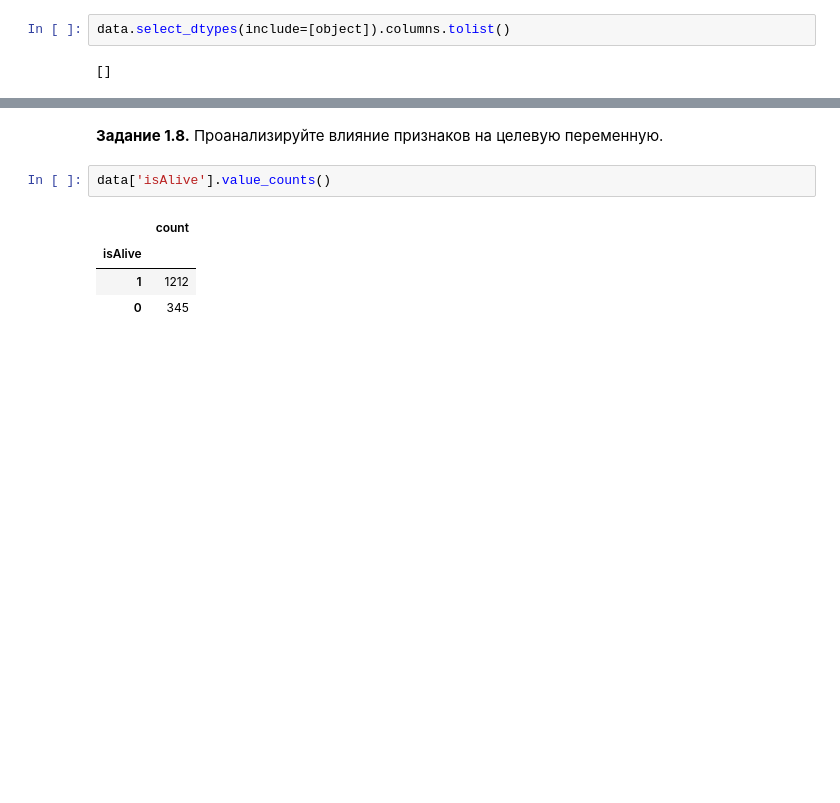
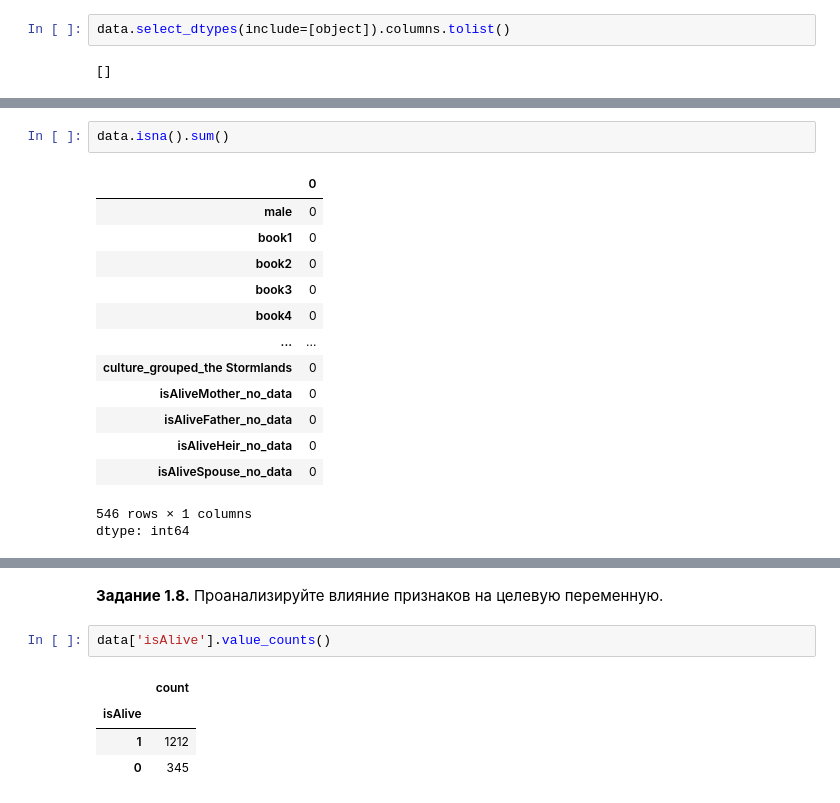
Before and after one commit to Aqity/deep_learning_school_autumn_2026, a Jupyter notebook: hw_1_game_of_thrones_main.ipynb, the cells around one changed output, grey strips where cells are left out. Drawn from its saved outputs; the diff is of its cells as text; blank space fills up the shorter version.

```diff
--- a/hw_1_game_of_thrones_main.ipynb
+++ b/hw_1_game_of_thrones_main.ipynb
@@ -751,0 +777,17 @@ data.select_dtypes(include=[object]).columns.tolist()
+# %%
+data.isna().sum()
+# %% [output]
+|  | 0 |
+| male | 0 |
+| book1 | 0 |
+| book2 | 0 |
+| book3 | 0 |
+| book4 | 0 |
+| ... | ... |
+| culture_grouped_the Stormlands | 0 |
+| isAliveMother_no_data | 0 |
+| isAliveFather_no_data | 0 |
+| isAliveHeir_no_data | 0 |
+| isAliveSpouse_no_data | 0 |
+546 rows × 1 columns
+dtype: int64
```
Also changed, not shown: parts of 21 cells of this notebook.
